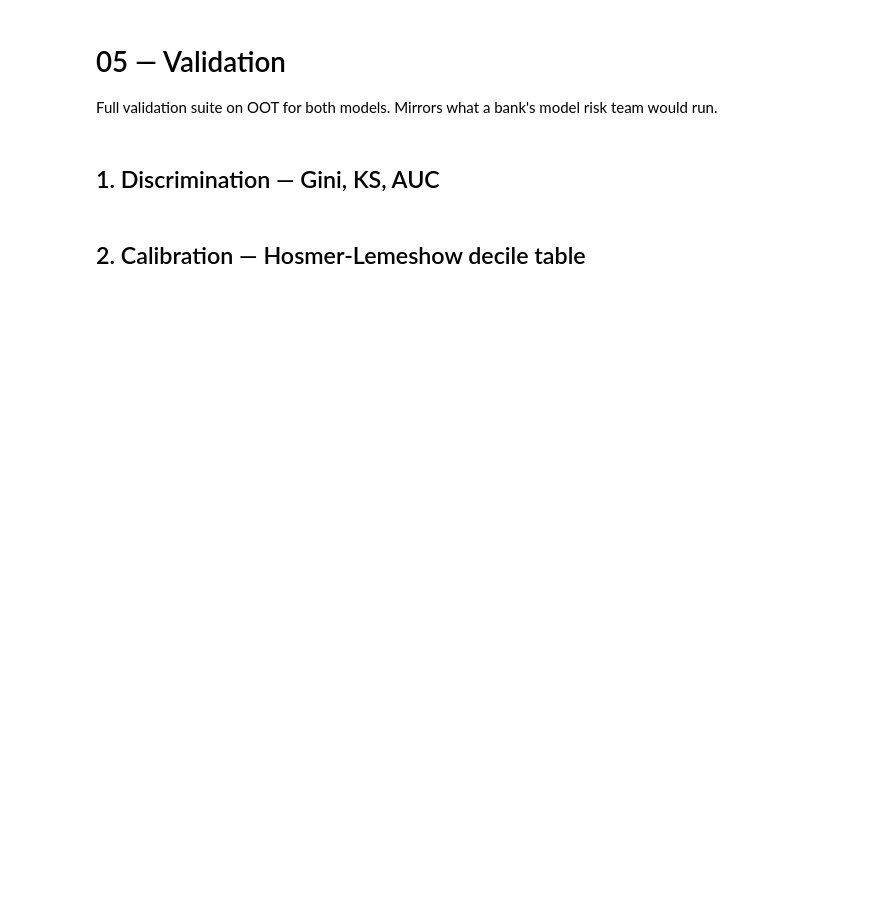
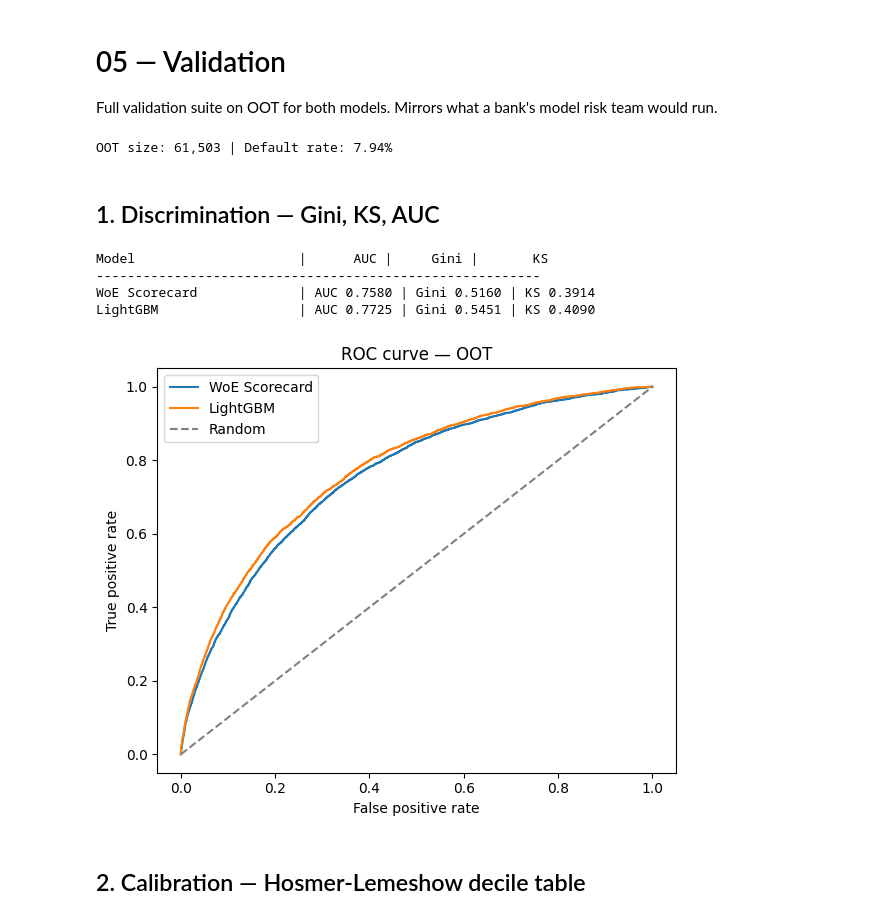
Before and after one commit to leo-lightfoot/Credit-risk-PD, a Jupyter notebook: Notebooks/05_validation.ipynb, the cells around one changed output. Drawn from its saved outputs; the diff is of its cells as text; code cells hidden in the pictures; blank space fills up the shorter version.

```diff
--- a/Notebooks/05_validation.ipynb
+++ b/Notebooks/05_validation.ipynb
@@ -2,6 +2,7 @@
 # 05 — Validation
 Full validation suite on OOT for both models. Mirrors what a bank's model risk team would run.
 # %%
+import json
 import pandas as pd
 import numpy as np
 import matplotlib.pyplot as plt
@@ -15,10 +16,38 @@ OUT  = Path('../Outputs')
 
 df = pd.read_parquet(PROC / 'master_features.parquet').sort_values('SK_ID_CURR')
 
-selected_features = []  # paste from notebook 02
+with open(PROC / 'selected_features.json') as f:
+    selected_features = json.load(f)
 
+# same 80/20 split as NB03 and NB04
+split = int(len(df) * 0.8)
+train = df.iloc[:split]
+oot   = df.iloc[split:]
+
+# load both trained models
 lr      = joblib.load(OUT / 'lr_model.pkl')
 binning = joblib.load(OUT / 'binning.pkl')
 lgb_m   = lgb.Booster(model_file=str(OUT / 'lgbm_model.txt'))
+
+# scorecard predictions — WoE transform first
+X_train_woe = binning.transform(train[selected_features], metric='woe')
+X_oot_woe   = binning.transform(oot[selected_features],   metric='woe')
+y_pred_lr       = lr.predict_proba(X_oot_woe)[:, 1]
+y_pred_lr_train = lr.predict_proba(X_train_woe)[:, 1]
+
+# LightGBM predictions — cast object columns to category
+def prepare_lgb(data):
+    out = data[selected_features].copy()
+    for col in selected_features:
+        if out[col].dtype == 'object':
+            out[col] = out[col].astype('category')
+    return out
+
+y_pred_lgb = lgb_m.predict(prepare_lgb(oot))
+y_true     = oot['TARGET'].values
+
+print(f"OOT size: {len(y_true):,} | Default rate: {y_true.mean():.2%}")
+# %% [output]
+OOT size: 61,503 | Default rate: 7.94%
 # %% [markdown]
 ## 1. Discrimination — Gini, KS, AUC
@@ -27,2 +54,33 @@ lgb_m   = lgb.Booster(model_file=str(OUT / 'lgbm_model.txt'))
+# %%
+def discrimination_metrics(y_true, y_pred, label):
+    auc  = roc_auc_score(y_true, y_pred)
+    gini = 2 * auc - 1
+    fpr, tpr, _ = roc_curve(y_true, y_pred)
+    ks   = (tpr - fpr).max()
+    print(f"{label:25s} | AUC {auc:.4f} | Gini {gini:.4f} | KS {ks:.4f}")
+    return fpr, tpr
+
+print(f"{'Model':25s} | {'AUC':>8} | {'Gini':>8} | {'KS':>8}")
+print("-" * 57)
+fpr_lr,  tpr_lr  = discrimination_metrics(y_true, y_pred_lr,  'WoE Scorecard')
+fpr_lgb, tpr_lgb = discrimination_metrics(y_true, y_pred_lgb, 'LightGBM')
+
+fig, ax = plt.subplots(figsize=(6, 5))
+ax.plot(fpr_lr,  tpr_lr,  label='WoE Scorecard')
+ax.plot(fpr_lgb, tpr_lgb, label='LightGBM')
+ax.plot([0, 1], [0, 1], '--', color='grey', label='Random')
+ax.set_xlabel('False positive rate')
+ax.set_ylabel('True positive rate')
+ax.set_title('ROC curve — OOT')
+ax.legend()
+plt.tight_layout()
+plt.savefig(OUT / 'roc_curve.png', dpi=100)
+plt.show()
+# %% [output]
+Model                     |      AUC |     Gini |       KS
+---------------------------------------------------------
+WoE Scorecard             | AUC 0.7580 | Gini 0.5160 | KS 0.3914
+LightGBM                  | AUC 0.7725 | Gini 0.5451 | KS 0.4090
+[figure, added]
 # %% [markdown]
 ## 2. Calibration — Hosmer-Lemeshow decile table
```
Also changed, not shown: parts of 10 cells of this notebook, 2 other files.
